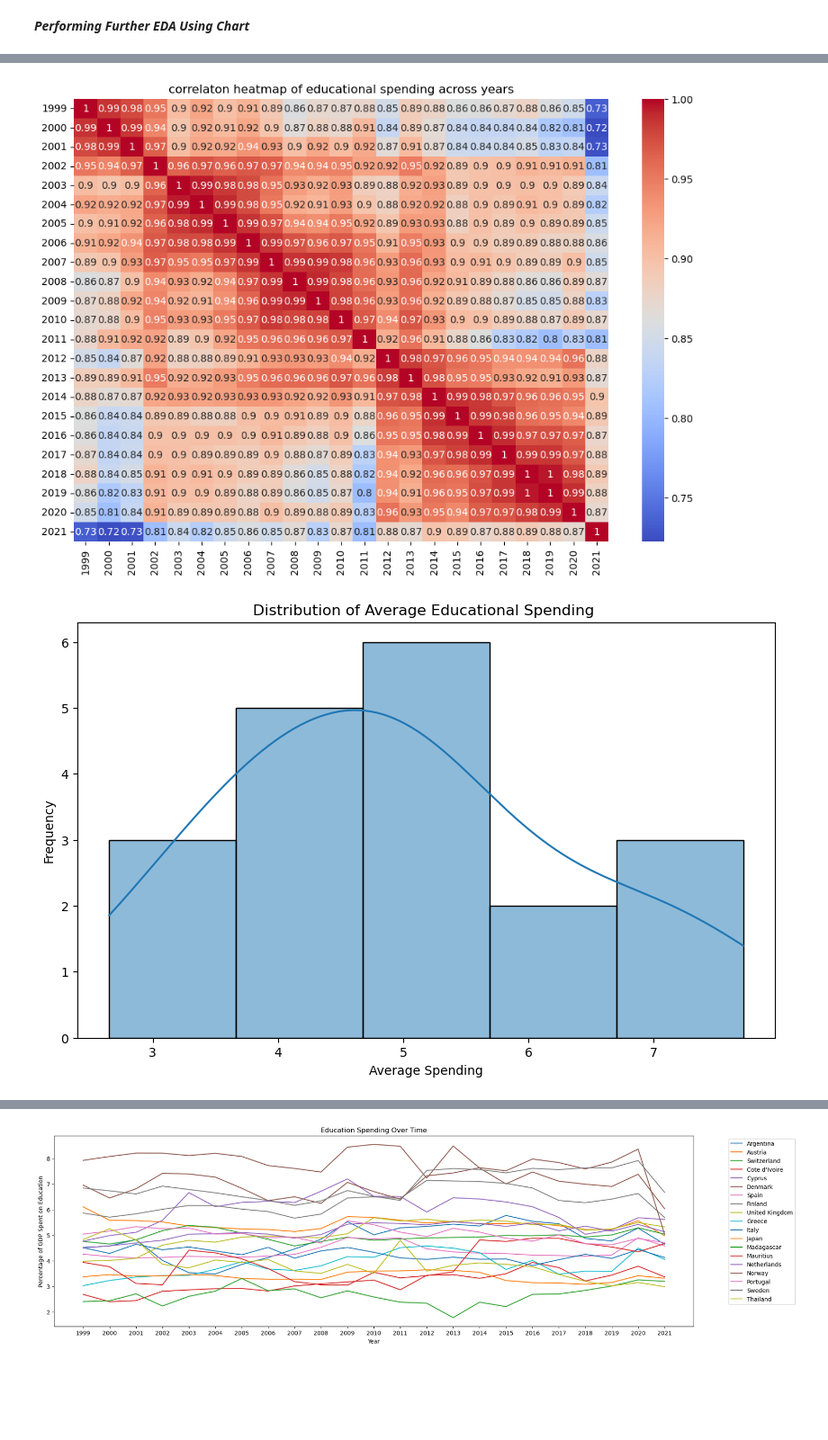
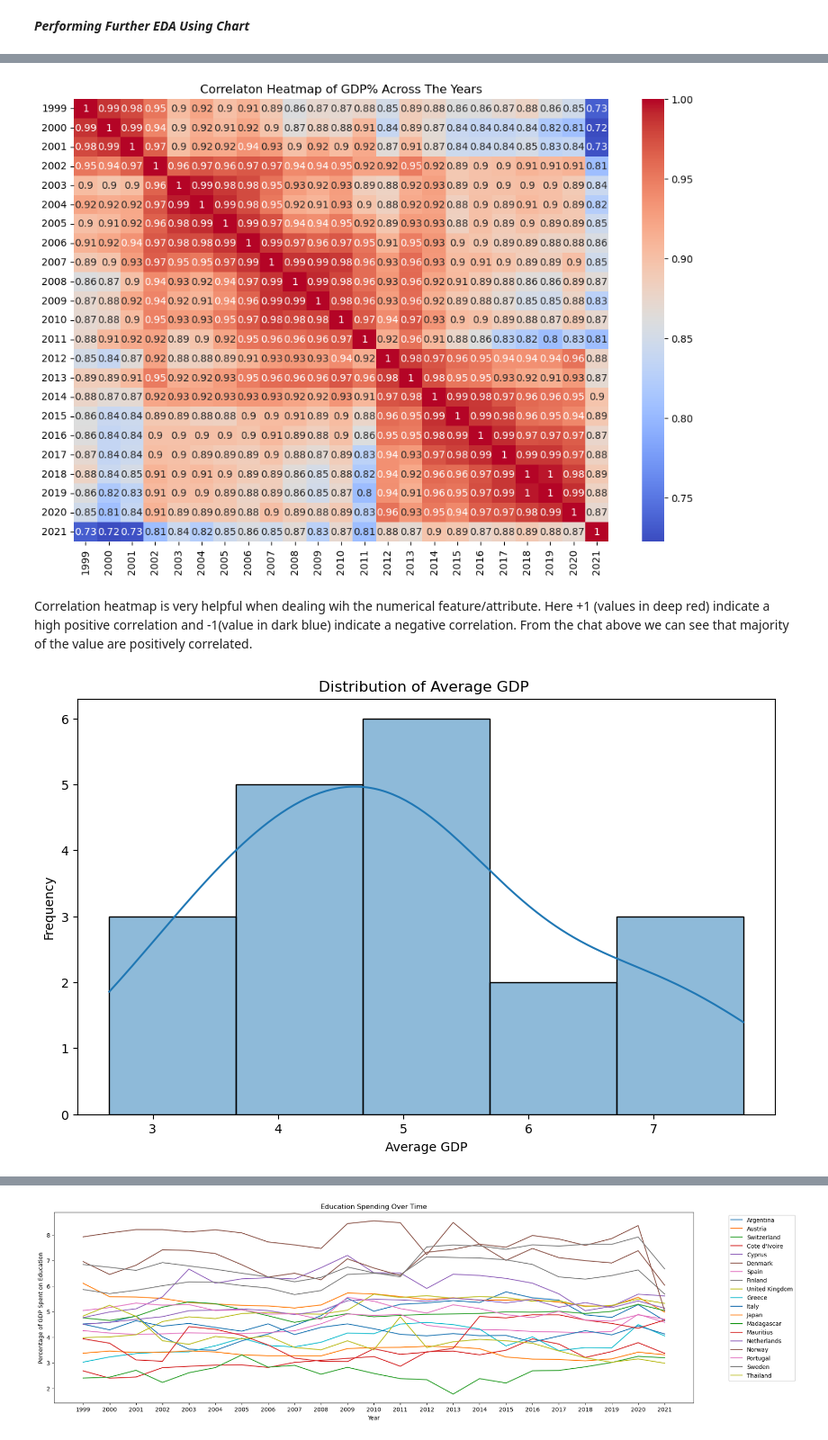
Before and after one commit to Gracious-Ogbeme/Panda-Premiere-Project, a Jupyter notebook: pandas_project_1.ipynb, the cells around one changed output, grey strips where cells are left out. Shown at 90% size. Cells and saved outputs as stored; diff of their text form; code cells hidden in the pictures; blank space fills up the shorter version.

Commit message:
Adding more details to our exploratory analysis

```diff
--- a/pandas_project_1.ipynb
+++ b/pandas_project_1.ipynb
@@ -38,0 +33,2 @@ Index(['1999', '2000', '2001', '2002', '2003', '2004', '2005', '2006', '2007',
+# %%
+Years = data.columns[1:]
@@ -39,7 +37,7 @@ Index(['1999', '2000', '2001', '2002', '2003', '2004', '2005', '2006', '2007',
 # %%
 # Add yearly average as a new column to the dataframe
 
-data['Yearly Average'] = data.loc[:, years].mean(axis=1)
+data['Avg GDP%'] = data.loc[:, Years].mean(axis=1)
 # %%
 data.head()
 # %% [output]
@@ -135,18 +128,20 @@ plt.show()
 
 plt.figure(figsize=(12,8))
 sns.heatmap(data[years].corr(), cmap='coolwarm', annot=True)
-plt.title('correlaton heatmap of educational spending across years')
+plt.title('Correlaton Heatmap of GDP% Across The Years')
 plt.show()
 # %% [output]
-[figure, old version]
+[figure, new version]
+# %% [markdown]
+Correlation heatmap is very helpful when dealing wih the numerical feature/attribute. Here +1 (values in deep red) indicate a high positive correlation and -1(value in dark blue) indicate a negative correlation. From the chat above we can see that majority of the value are positively correlated.
 # %%
-#univarariate analysis on the distribution of average spending across different countries
+#univarariate analysis on the distribution of average GDP across different countries
 
 plt.figure(figsize=(10,6))
-sns.histplot(data=data, x='Yearly Average', kde=True, bins=5)
-plt.title('Distribution of Average Educational Spending ')
-plt.xlabel('Average Spending')
+sns.histplot(data=data, x='Avg GDP%', kde=True, bins=5)
+plt.title('Distribution of Average GDP ')
+plt.xlabel('Average GDP')
 plt.ylabel('Frequency')
 plt.show()
 # %% [output]
-[figure, old version]
+[figure, new version]
```
Also changed, not shown: parts of 17 cells of this notebook.
